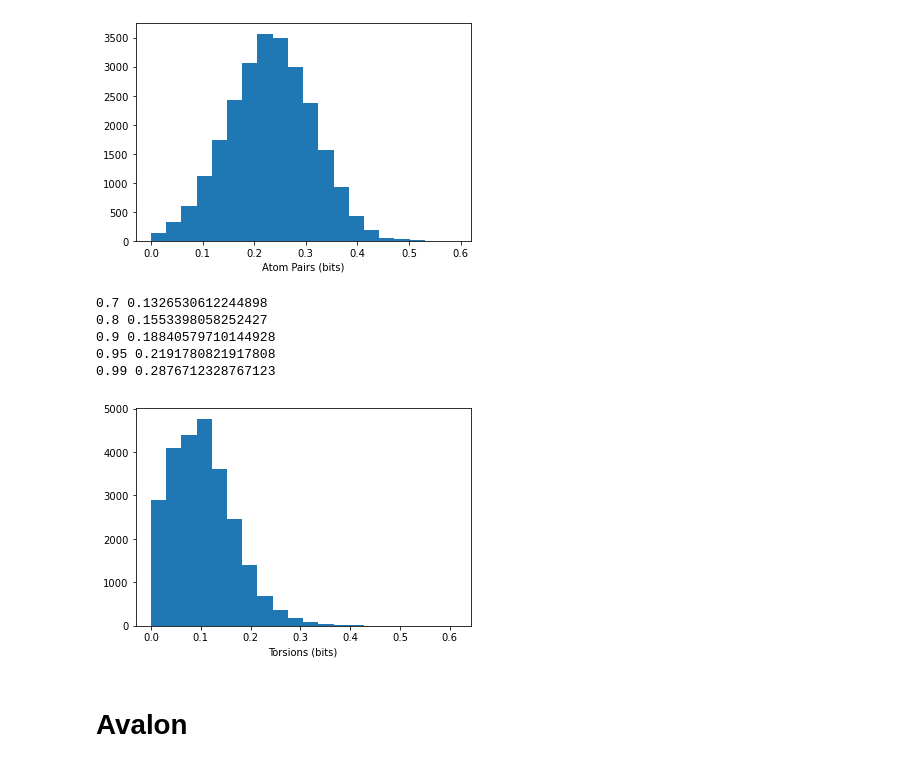
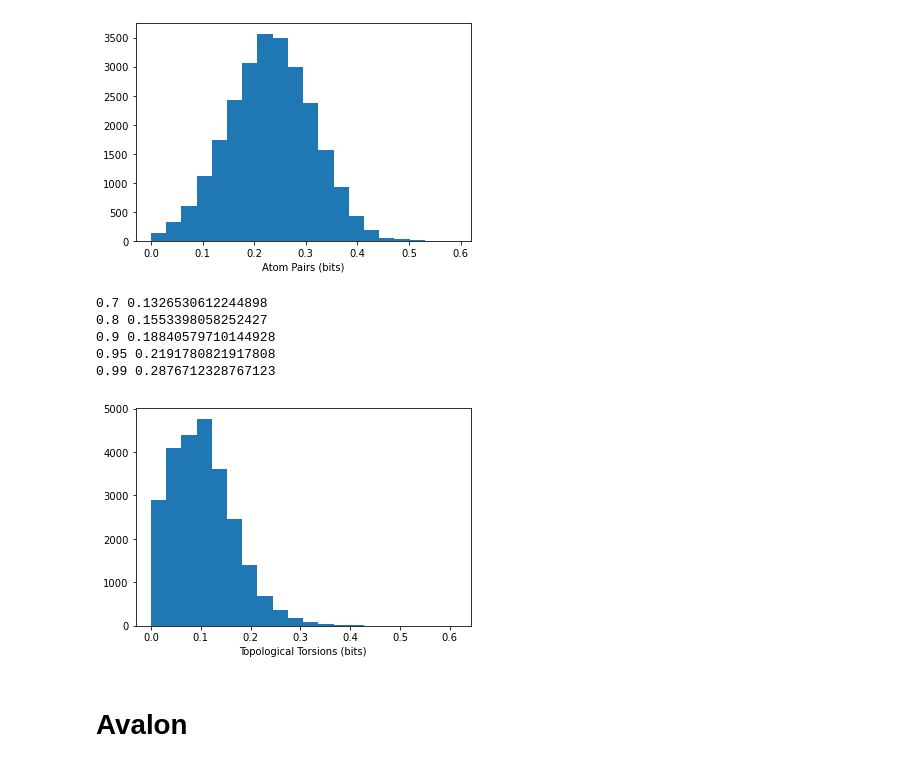
Before and after one commit to greglandrum/rdkit_blog, a Jupyter notebook: notebooks/Fingerprint Thresholds.ipynb, the cells around one changed output. Saved outputs shown, nothing was run; the diff lists cells and outputs as text; code cells hidden in the pictures.

```diff
--- a/notebooks/Fingerprint Thresholds.ipynb
+++ b/notebooks/Fingerprint Thresholds.ipynb
@@ -267,6 +267,7 @@ except:
     print("could not use ipyparallel")
     dview = None
 
+results_accum = dict()
 def compareFPs(ms1,ms2,fpfn,fpName):
     if dview is not None:
         fps = dview.map_sync(lambda x:fpfn(x[1]),ms1)
@@ -279,11 +280,14 @@ def compareFPs(ms1,ms2,fpfn,fpName):
     np = len(sl)
     with open('fp_results.txt','a+') as outf:
         outf.write(f'<tr><td>{fpName}</td><td>Tanimoto</td>\n')
+        accum = {}
         for bin in (.7,.8,.9,.95,.99):
             simv = sl[int(bin*np)]
             print( bin,simv)
             outf.write(f'  <td>{simv:.3f}</td>\n')
+            accum[bin] = simv
         outf.write('</tr>')
+        results_accum[fpName] = accum
     hist(sims,bins=20)
     xlabel(fpName)
 # %% [markdown]
@@ -565,14 +569,14 @@ compareFPs(ms1,ms2,lambda x:rdMolDescriptors.GetHashedAtomPairFingerprintAsBitVe
 0.99 0.4146341463414634
 [figure]
 # %%
-compareFPs(ms1,ms2,lambda x:rdMolDescriptors.GetHashedTopologicalTorsionFingerprintAsBitVect(x),"Torsions (bits)")
+compareFPs(ms1,ms2,lambda x:rdMolDescriptors.GetHashedTopologicalTorsionFingerprintAsBitVect(x),"Topological Torsions (bits)")
 # %% [output]
 0.7 0.1326530612244898
 0.8 0.1553398058252427
 0.9 0.18840579710144928
 0.95 0.2191780821917808
 0.99 0.2876712328767123
-[figure, old version]
+[figure, new version]
 # %% [markdown]
 # Avalon
 # %%
```
Also changed, not shown: parts of 3 cells of this notebook, 3 other files.
